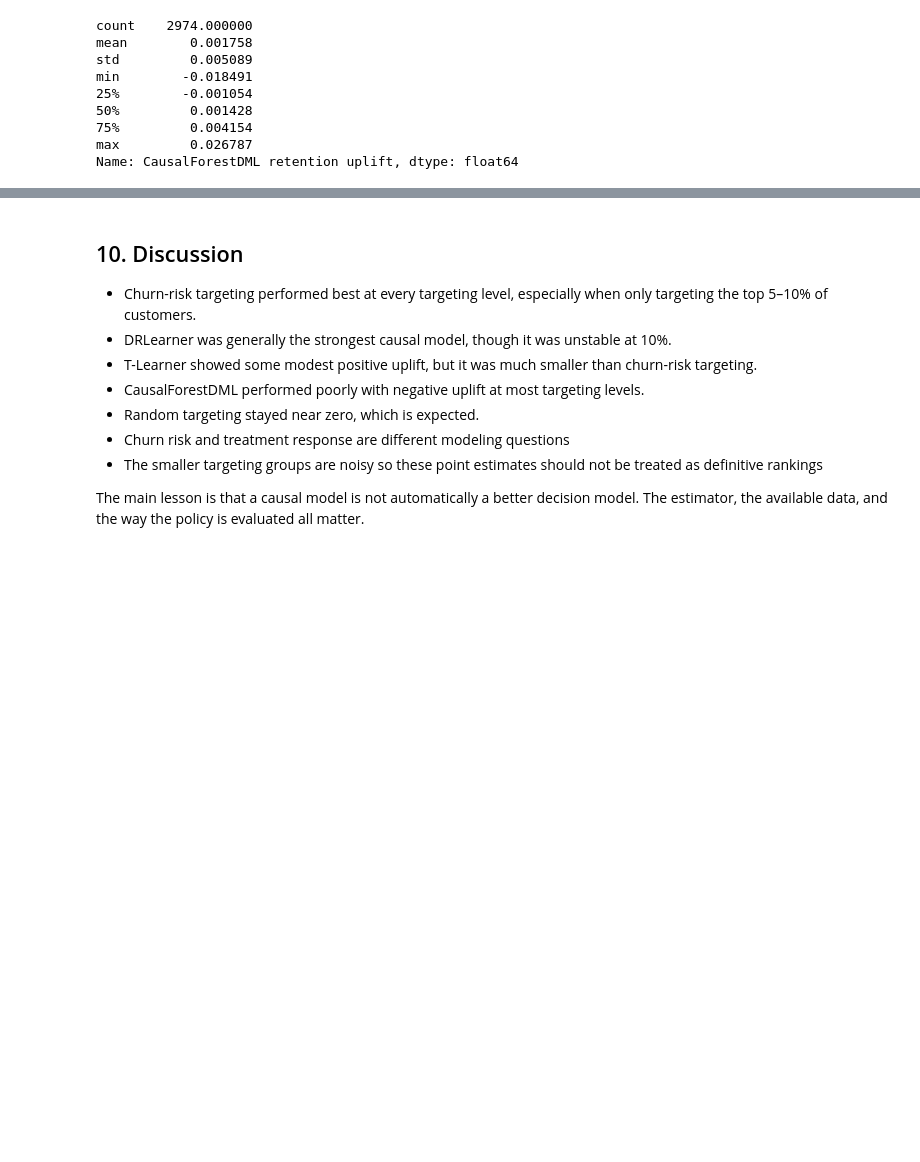
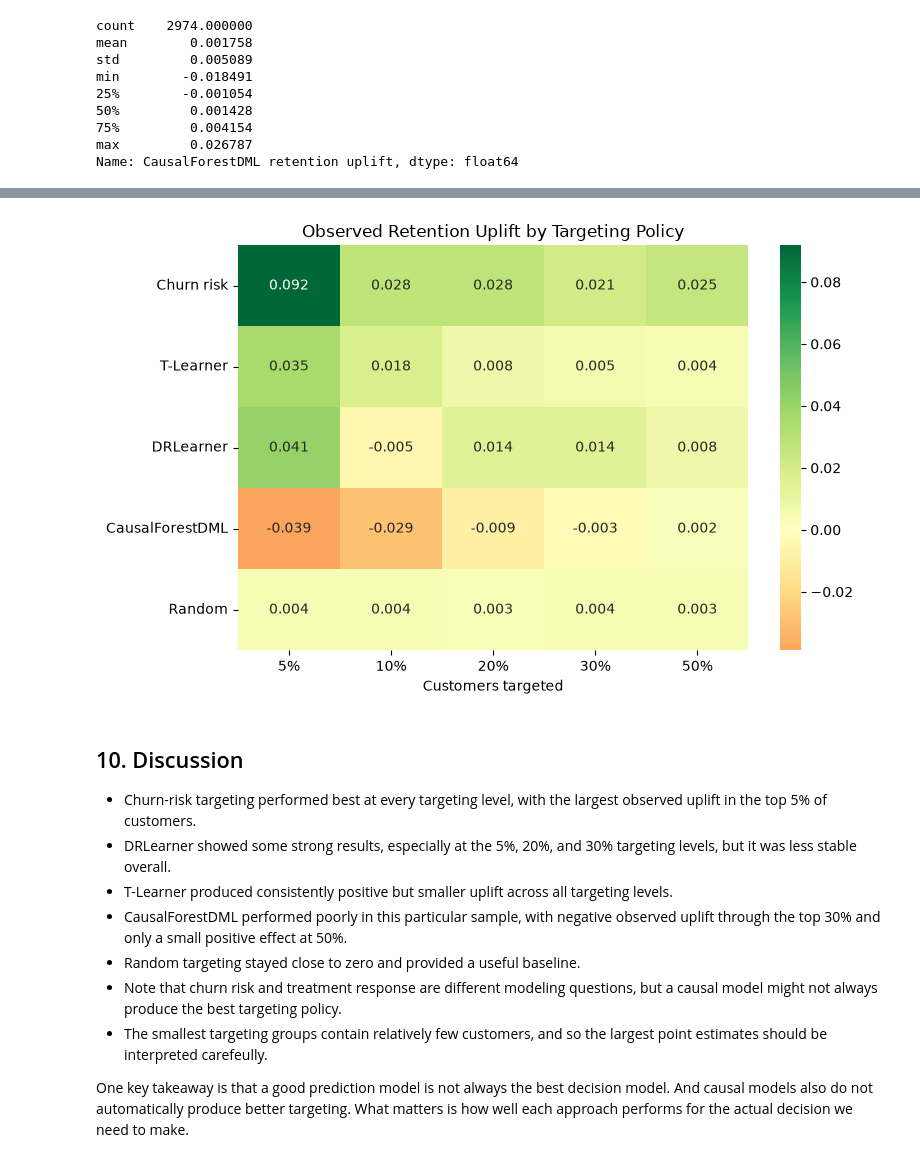
Before and after one commit to ACSanders/beyond-churn, a Jupyter notebook: notebooks/03_causal_uplift_modeling.ipynb, the cells around one changed output, grey strips where cells are left out. Cells and saved outputs as stored; diff of their text form; code cells hidden in the pictures; blank space fills up the shorter version.

```diff
--- a/notebooks/03_causal_uplift_modeling.ipynb
+++ b/notebooks/03_causal_uplift_modeling.ipynb
@@ -555,11 +671,51 @@ plt.show()
+# %%
+# heatmap of uplift by policy and targeting budget
+# this helps us visually summarize where each policy performs well or poorly
+policy_heatmap = (
+    policy_comparison
+    .set_index("Targeting fraction")[
+        [
+            "Churn risk",
+            "T-Learner",
+            "DRLearner",
+            "CausalForestDML",
+            "Random"
+        ]
+    ]
+    .T
+)
+
+policy_heatmap.columns = [
+    f"{int(fraction * 100)}%"
+    for fraction in policy_heatmap.columns
+]
+
+plt.figure(figsize=(8, 5))
+
+sns.heatmap(
+    policy_heatmap,
+    annot=True,
+    fmt=".3f",
+    cmap="RdYlGn",
+    center=0
+)
+
+plt.xlabel("Customers targeted")
+plt.ylabel("")
+plt.title("Observed Retention Uplift by Targeting Policy")
+plt.tight_layout()
+plt.show()
+# %% [output]
+[figure, added]
 # %% [markdown]
 ## 10. Discussion
-- Churn-risk targeting performed best at every targeting level, especially when only targeting the top 5–10% of customers.
-- DRLearner was generally the strongest causal model, though it was unstable at 10%.
-- T-Learner showed some modest positive uplift, but it was much smaller than churn-risk targeting.
-- CausalForestDML performed poorly with negative uplift at most targeting levels.
-- Random targeting stayed near zero, which is expected.
-- Churn risk and treatment response are different modeling questions
-- The smaller targeting groups are noisy so these point estimates should not be treated as definitive rankings
 
-The main lesson is that a causal model is not automatically a better decision model. The estimator, the available data, and the way the policy is evaluated all matter.
+- Churn-risk targeting performed best at every targeting level, with the largest observed uplift in the top 5% of customers.
+- DRLearner showed some strong results, especially at the 5%, 20%, and 30% targeting levels, but it was less stable overall.
+- T-Learner produced consistently positive but smaller uplift across all targeting levels.
+- CausalForestDML performed poorly in this particular sample, with negative observed uplift through the top 30% and only a small positive effect at 50%.
+- Random targeting stayed close to zero and provided a useful baseline.
+- Note that churn risk and treatment response are different modeling questions, but a causal model might not always produce the best targeting policy.
+- The smallest targeting groups contain relatively few customers, and so the largest point estimates should be interpreted carefeully.
+
+One key takeaway is that a good prediction model is not always the best decision model. And causal models also do not automatically produce better targeting. What matters is how well each approach performs for the actual decision we need to make.
```
Also changed, not shown: parts of 17 cells of this notebook.
